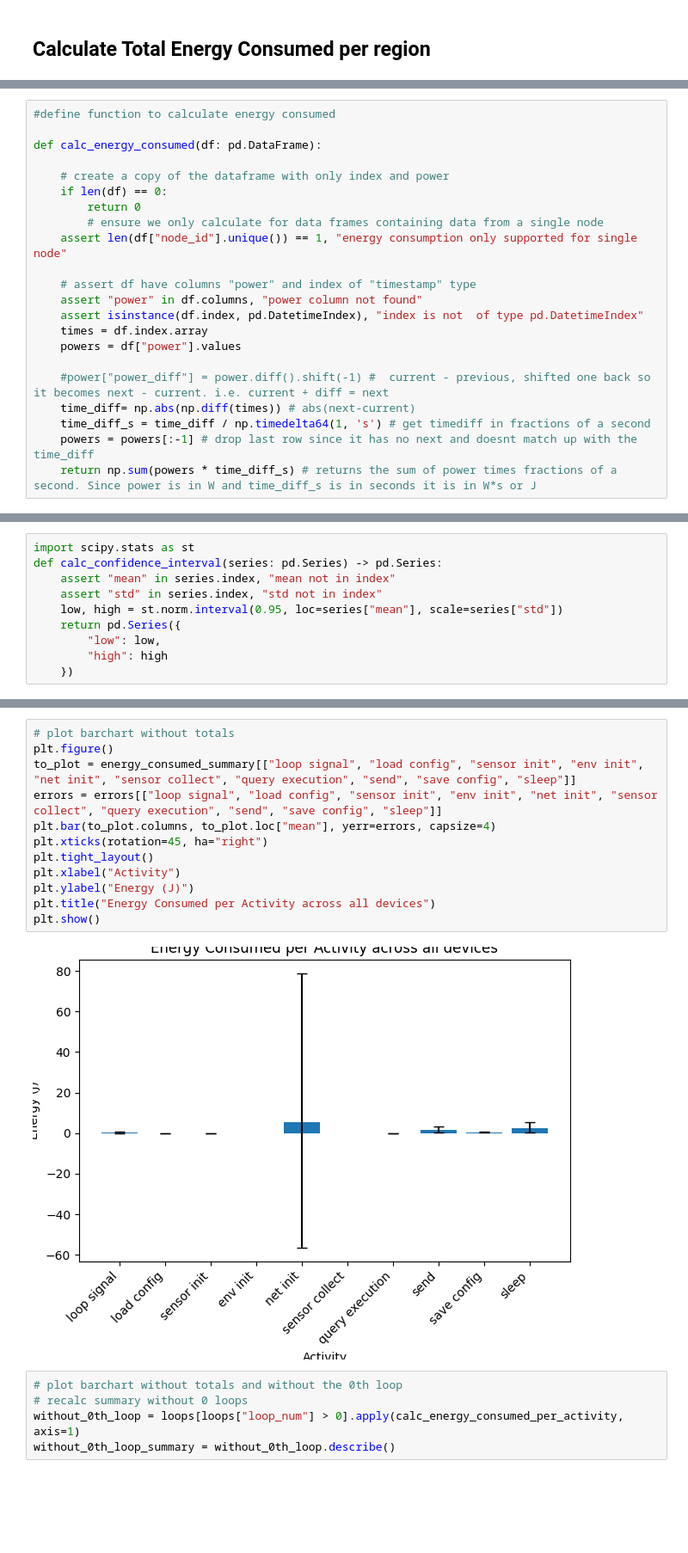
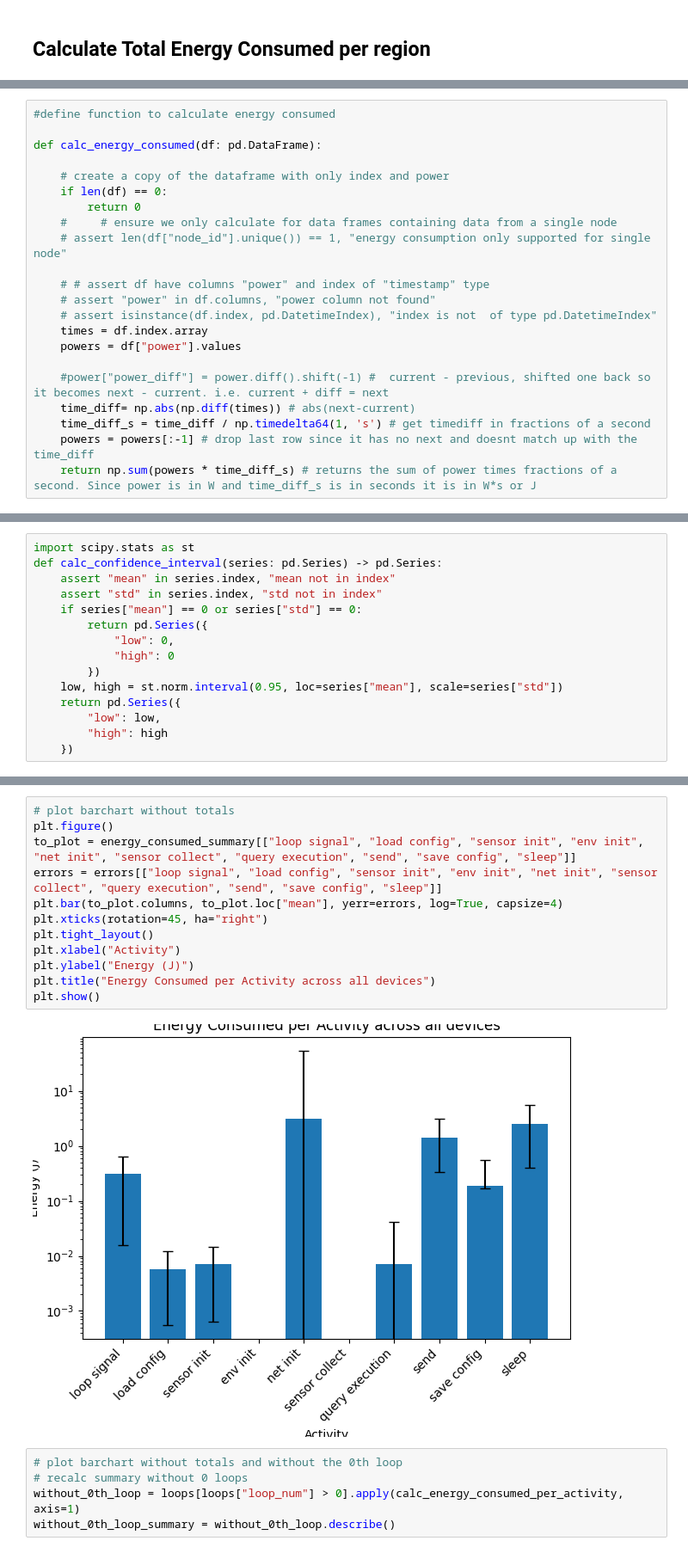
Before and after one commit to FlapKap/Terra-experiments, a Jupyter notebook: experiment/visualize.ipynb, the cells around one changed output, grey strips where cells are left out. Shown at 86% size. Drawn from its saved outputs; the diff is of its cells as text; blank space fills up the shorter version.

```diff
--- a/experiment/visualize.ipynb
+++ b/experiment/visualize.ipynb
@@ -606,12 +631,12 @@ def calc_energy_consumed(df: pd.DataFrame):
     # create a copy of the dataframe with only index and power
     if len(df) == 0:
         return 0
-        # ensure we only calculate for data frames containing data from a single node
-    assert len(df["node_id"].unique()) == 1, "energy consumption only supported for single node"
+    #     # ensure we only calculate for data frames containing data from a single node
+    # assert len(df["node_id"].unique()) == 1, "energy consumption only supported for single node"
 
-    # assert df have columns "power" and index of "timestamp" type
-    assert "power" in df.columns, "power column not found"
-    assert isinstance(df.index, pd.DatetimeIndex), "index is not  of type pd.DatetimeIndex"
+    # # assert df have columns "power" and index of "timestamp" type
+    # assert "power" in df.columns, "power column not found"
+    # assert isinstance(df.index, pd.DatetimeIndex), "index is not  of type pd.DatetimeIndex"
     times = df.index.array
     powers = df["power"].values
 
@@ -658,6 +683,11 @@ import scipy.stats as st
 def calc_confidence_interval(series: pd.Series) -> pd.Series:
     assert "mean" in series.index, "mean not in index"
     assert "std" in series.index, "std not in index"
+    if series["mean"] == 0 or series["std"] == 0:
+        return pd.Series({
+            "low": 0,
+            "high": 0
+        })
     low, high = st.norm.interval(0.95, loc=series["mean"], scale=series["std"])
     return pd.Series({
         "low": low,
@@ -722,17 +730,17 @@ plt.show()
 # %%
 # plot barchart without totals
 plt.figure()
 to_plot = energy_consumed_summary[["loop signal", "load config", "sensor init", "env init", "net init", "sensor collect", "query execution", "send", "save config", "sleep"]]
 errors = errors[["loop signal", "load config", "sensor init", "env init", "net init", "sensor collect", "query execution", "send", "save config", "sleep"]]
-plt.bar(to_plot.columns, to_plot.loc["mean"], yerr=errors, capsize=4)
+plt.bar(to_plot.columns, to_plot.loc["mean"], yerr=errors, log=True, capsize=4)
 plt.xticks(rotation=45, ha="right")
 plt.tight_layout()
 plt.xlabel("Activity")
 plt.ylabel("Energy (J)")
 plt.title("Energy Consumed per Activity across all devices")
 plt.show()
 # %% [output]
-[figure, old version]
+[figure, new version]
 # %%
 # plot barchart without totals and without the 0th loop
 # recalc summary without 0 loops
```
Also changed, not shown: parts of 40 cells of this notebook, 1 other file.
